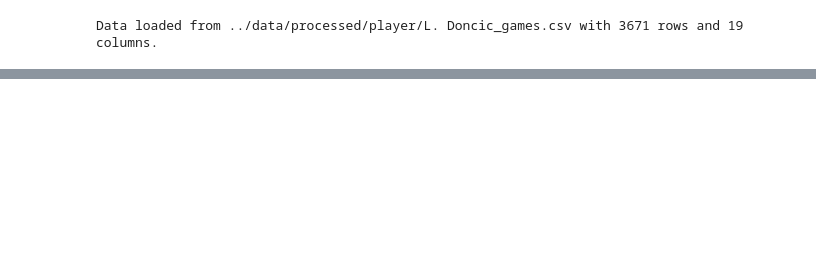
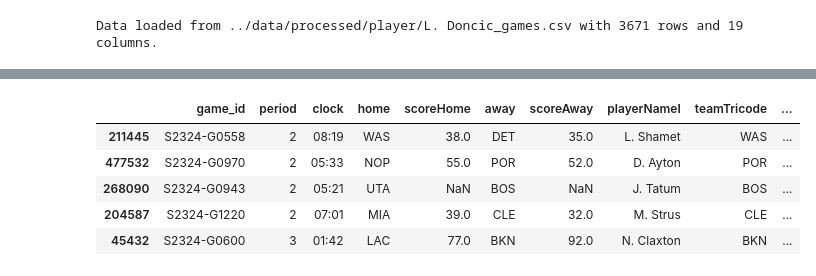
Before and after one commit to brendanwilliam/basketball-shotplot-data, a Jupyter notebook: src/notebook/datavis.ipynb, the cells around one changed output, grey strips where cells are left out. Saved outputs shown, nothing was run; the diff lists cells and outputs as text; code cells hidden in the pictures; blank space fills up the shorter version.

```diff
--- a/src/notebook/datavis.ipynb
+++ b/src/notebook/datavis.ipynb
@@ -37,0 +94,10 @@ makes| misses
+# %%
+fgs = data[data["shotVal"] > 1]
+fgs.sample(5)
+# %% [output]
+|  | game_id | period | clock | home | scoreHome | away | scoreAway | playerNameI | teamTricode | ... |
+| 211445 | S2324-G0558 | 2 | 08:19 | WAS | 38.0 | DET | 35.0 | L. Shamet | WAS | ... |
+| 477532 | S2324-G0970 | 2 | 05:33 | NOP | 55.0 | POR | 52.0 | D. Ayton | POR | ... |
+| 268090 | S2324-G0943 | 2 | 05:21 | UTA | NaN | BOS | NaN | J. Tatum | BOS | ... |
+| 204587 | S2324-G1220 | 2 | 07:01 | MIA | 39.0 | CLE | 32.0 | M. Strus | CLE | ... |
+| 45432 | S2324-G0600 | 3 | 01:42 | LAC | 77.0 | BKN | 92.0 | N. Claxton | BKN | ... |
```
Also changed, not shown: parts of 8 cells of this notebook, 1 other file.
